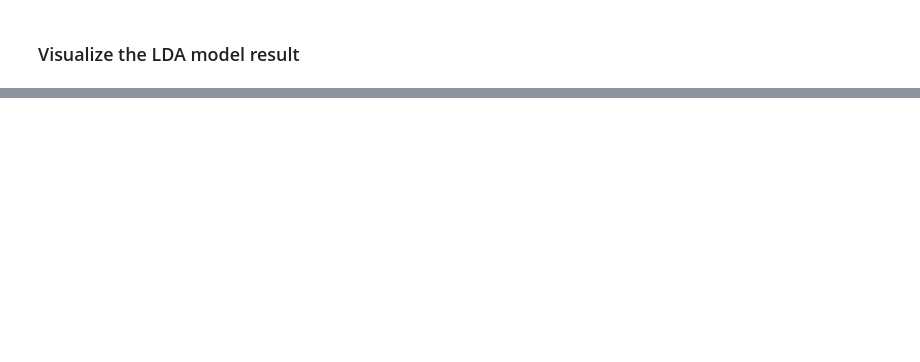
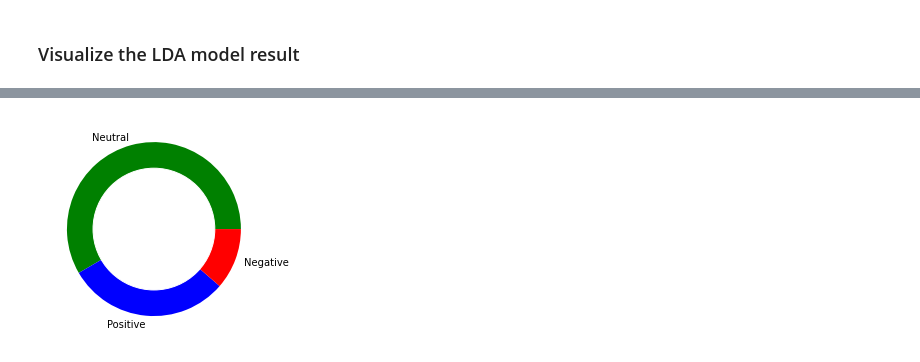
Before and after one commit to baylans/Oscar_sentimentanalysis, a Jupyter notebook: Sentiment Analysis.ipynb, the cells around one changed output, grey strips where cells are left out. Cells and saved outputs as stored; diff of their text form; code cells hidden in the pictures; blank space fills up the shorter version.

Commit message:
Sentiment Analysis

```diff
--- a/Sentiment Analysis.ipynb
+++ b/Sentiment Analysis.ipynb
@@ -434,0 +452,15 @@ pyLDAvis.display(lda_display)
+# %%
+#Creating a function to get the subjectivity
+def getSubjectivity(text):
+    return TextBlob(text).sentiment.subjectivity
+
+# Creating a function to get the polarity
+def getPolarity(text):
+    return TextBlob(text).sentiment.polarity
+
+#Create two new columns
+wildfire['Subjectivity'] = wildfire['clean_tweets'].apply(getSubjectivity)
+wildfire['Polarity'] = wildfire['clean_tweets'].apply(getPolarity)
+
+#show the new data
+wildfire
@@ -434,0 +481,15 @@ pyLDAvis.display(lda_display)
+# %%
+#Create a function to compute the negative, neutral and positive analysis
+
+def getAnalysis(score):
+    if score < 0:
+        return 'Negative'
+    elif score == 0:
+        return 'Neutral'
+    else:
+        return 'Positive'
+
+wildfire['Analysis'] = wildfire['Polarity'].apply(getAnalysis)
+
+#Show the data
+wildfire
@@ -434,0 +510,15 @@ pyLDAvis.display(lda_display)
+# %%
+total=wildfire.loc[:,"Analysis"].value_counts(dropna=False)
+percentage=round(wildfire.loc[:,"Analysis"].value_counts(dropna=False,normalize=True)*100,2)
+pichart = pd.concat([total,percentage],axis=1,keys=['Total','Percentage'])
+names= pichart.index
+size=pichart["Percentage"]
+
+# Create a circle for the center of the plot
+my_circle=plt.Circle( (0,0), 0.7, color='white')
+plt.pie(size, labels=names, colors=['green','blue','red'])
+p=plt.gcf()
+p.gca().add_artist(my_circle)
+plt.show()
+# %% [output]
+[figure, added]
```
Also changed, not shown: parts of 9 cells of this notebook.
